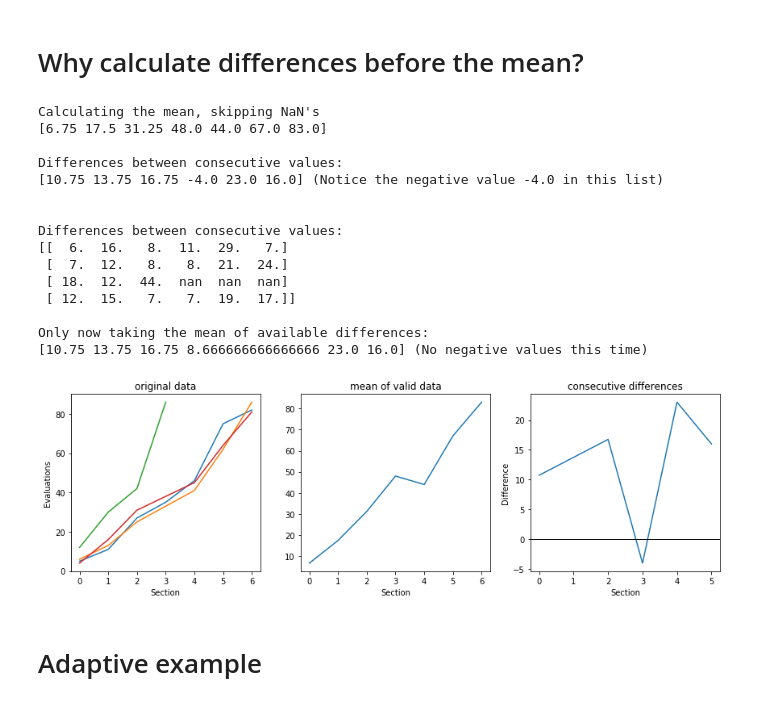
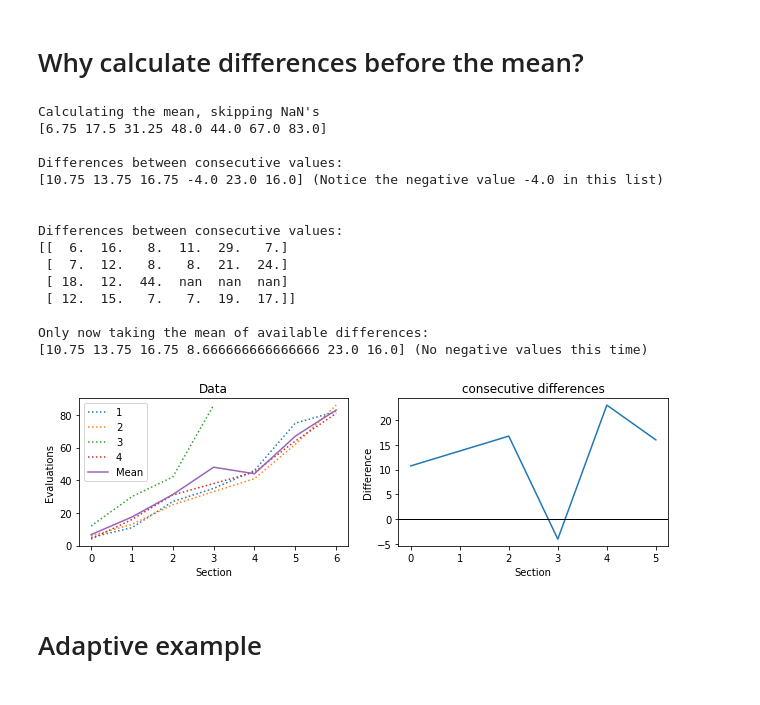
Before and after one commit to sjvrijn/adaptive-ES-configs, a Jupyter notebook: Illustrative plots.ipynb, the cells around one changed output. Cells and saved outputs as stored; diff of their text form; code cells hidden in the pictures.

```diff
--- a/Illustrative plots.ipynb
+++ b/Illustrative plots.ipynb
@@ -13,7 +13,7 @@ x = np.array([
     [ 4, 16, 31, 38,     45,     64,     81],
 ])
 
-fig, axes = plt.subplots(nrows=1,ncols=3, figsize=(12,4))
+fig, axes = plt.subplots(nrows=1,ncols=2, figsize=(9,3))
 
 mean_first = np.ma.masked_invalid(x).mean(axis=0)
 mean_first_diffs = mean_first[1:] - mean_first[:-1]
@@ -32,46 +32,45 @@ print("Differences between consecutive values:")
 print(diff_first)
 print()
 print("Only now taking the mean of available differences:")
 print(diff_first_means, '(No negative values this time)')
 
-axes[0].set_title("original data")
-axes[0].plot(x.T)
+axes[0].set_title("Data")
+for dat, label in zip(x, [1,2,3,4]):
+    axes[0].plot(dat, linestyle='dotted', label=label)
+axes[0].plot(mean_first, label='Mean')
 axes[0].set_xlabel('Section')
 axes[0].set_ylabel('Evaluations')
+axes[0].legend(loc=0)
 
 
-axes[1].set_title("mean of valid data")
-axes[1].plot(mean_first)
+
+axes[1].set_title("consecutive differences")
+axes[1].plot(mean_first_diffs)
+# axes[2].plot(diff_first_means)
+axes[1].axhline(0, linewidth=1, color='black')
 axes[1].set_xlabel('Section')
-
-
-axes[2].set_title("consecutive differences")
-axes[2].plot(mean_first_diffs)
-# axes[2].plot(diff_first_means)
-axes[2].axhline(0, linewidth=1, color='black')
-axes[2].set_xlabel('Section')
-axes[2].set_ylabel('Difference')
+axes[1].set_ylabel('Difference')
 
 plt.tight_layout()
 plt.savefig('diff_before_mean.pdf')
 plt.show()
 # %% [output]
 Calculating the mean, skipping NaN's
 [6.75 17.5 31.25 48.0 44.0 67.0 83.0]
 
 Differences between consecutive values:
 [10.75 13.75 16.75 -4.0 23.0 16.0] (Notice the negative value -4.0 in this list)
 
 
 Differences between consecutive values:
 [[  6.  16.   8.  11.  29.   7.]
  [  7.  12.   8.   8.  21.  24.]
  [ 18.  12.  44.  nan  nan  nan]
  [ 12.  15.   7.   7.  19.  17.]]
 
 Only now taking the mean of available differences:
 [10.75 13.75 16.75 8.666666666666666 23.0 16.0] (No negative values this time)
-[figure, old version]
+[figure, new version]
 # %% [markdown]
 # Adaptive example
 # %%
```
Also changed, not shown: parts of 1 cell of this notebook.
